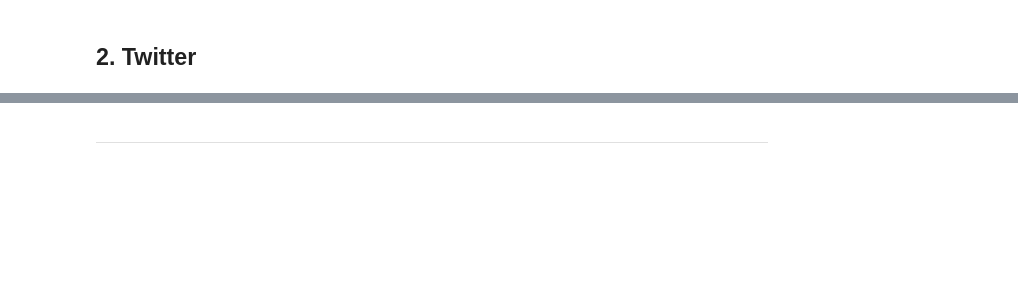
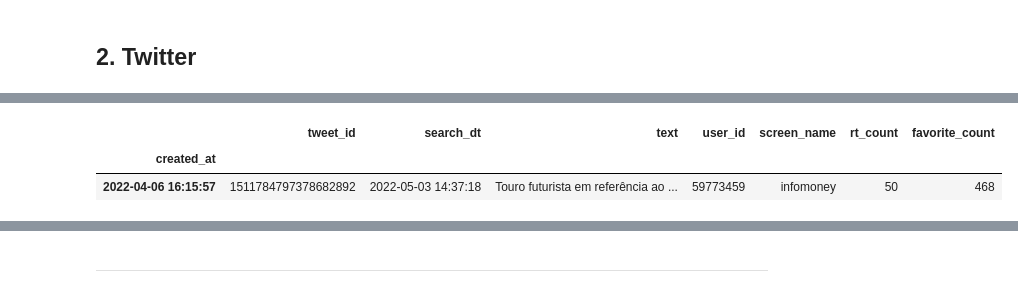
Before and after one commit to mso13/Mestrado_PPGI, a Jupyter notebook: eda/Exploratory Data Analysis (EDA) on Financial Textual Content.ipynb, the cells around one changed output, grey strips where cells are left out. Saved outputs shown, nothing was run; the diff lists cells and outputs as text; code cells hidden in the pictures; blank space fills up the shorter version.

```diff
--- a/eda/Exploratory Data Analysis (EDA) on Financial Textual Content.ipynb
+++ b/eda/Exploratory Data Analysis (EDA) on Financial Textual Content.ipynb
@@ -154,3 +164,9 @@ df_twitter.rt_count.plot()
 # %% [output]
 <AxesSubplot:xlabel='created_at'>
 [drawing not drawn]
+# %%
+df_twitter.query('favorite_count == favorite_count.max()')
+# %% [output]
+|  | tweet_id | search_dt | text | user_id | screen_name | rt_count | favorite_count |
+| created_at |  |  |  |  |  |  |  |
+| 2022-04-06 16:15:57 | 1511784797378682892 | 2022-05-03 14:37:18 | Touro futurista em referência ao ... | 59773459 | infomoney | 50 | 468 |
```
Also changed, not shown: parts of 13 cells of this notebook, 15 other files.
